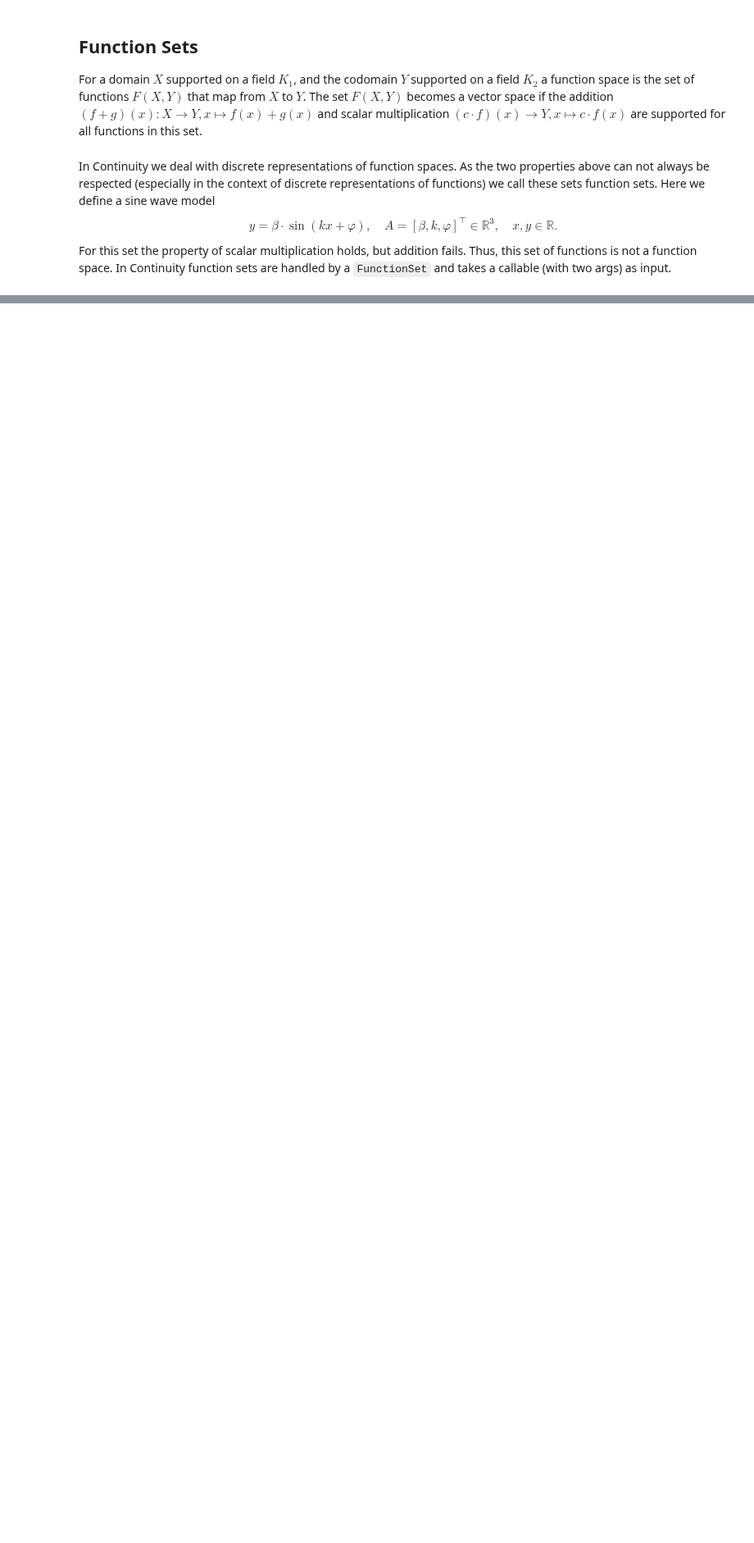
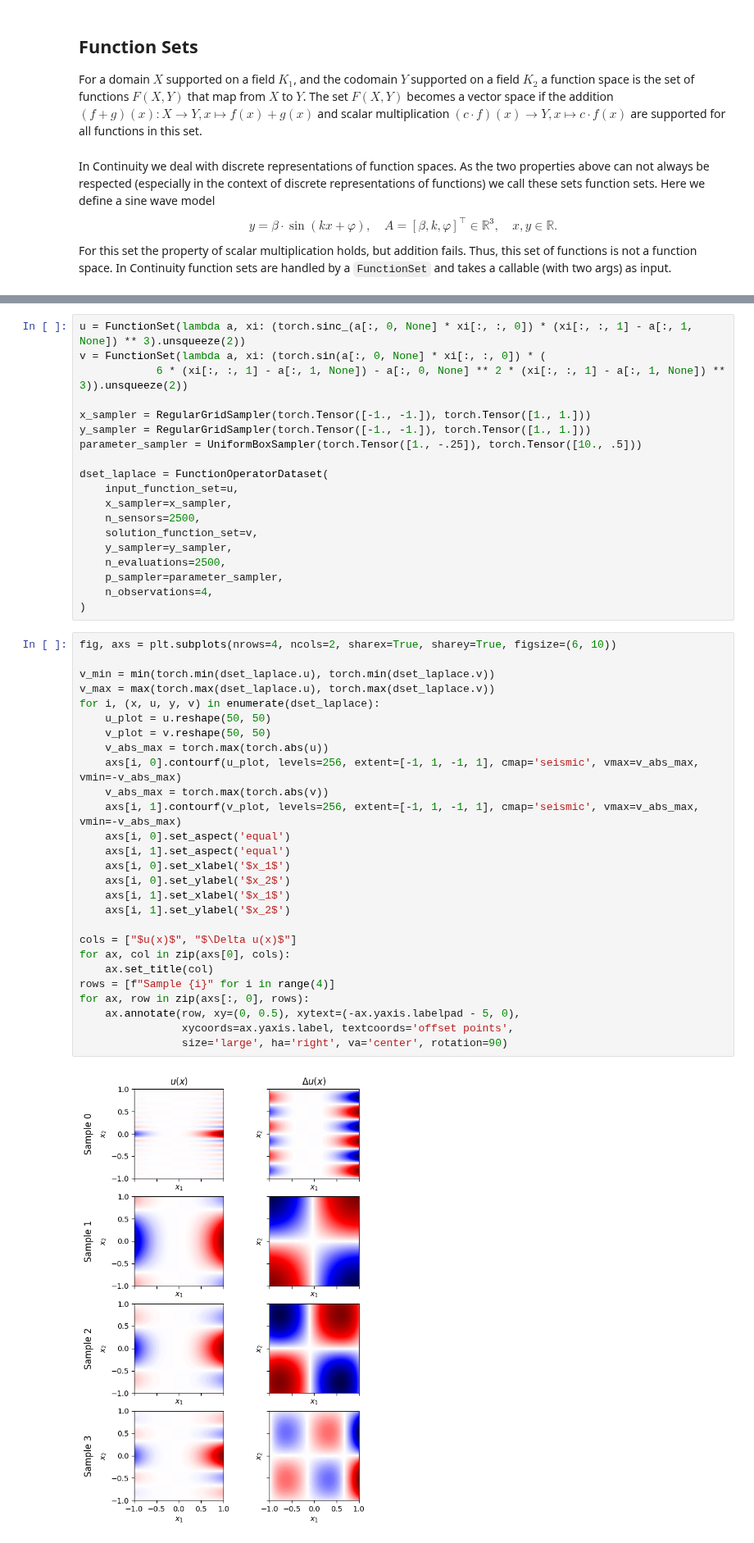
Before and after one commit to aai-institute/continuiti, a Jupyter notebook: examples/functions.ipynb, the cells around one changed output, grey strips where cells are left out. Shown at 82% size. Saved outputs shown, nothing was run; the diff lists cells and outputs as text; blank space fills up the shorter version.

```diff
--- a/examples/functions.ipynb
+++ b/examples/functions.ipynb
@@ -108,0 +208,48 @@ fig.tight_layout()
+# %%
+u = FunctionSet(lambda a, xi: (torch.sinc_(a[:, 0, None] * xi[:, :, 0]) * (xi[:, :, 1] - a[:, 1, None]) ** 3).unsqueeze(2))
+v = FunctionSet(lambda a, xi: (torch.sin(a[:, 0, None] * xi[:, :, 0]) * (
+            6 * (xi[:, :, 1] - a[:, 1, None]) - a[:, 0, None] ** 2 * (xi[:, :, 1] - a[:, 1, None]) ** 3)).unsqueeze(2))
+
+x_sampler = RegularGridSampler(torch.Tensor([-1., -1.]), torch.Tensor([1., 1.]))
+y_sampler = RegularGridSampler(torch.Tensor([-1., -1.]), torch.Tensor([1., 1.]))
+parameter_sampler = UniformBoxSampler(torch.Tensor([1., -.25]), torch.Tensor([10., .5]))
+
+dset_laplace = FunctionOperatorDataset(
+    input_function_set=u,
+    x_sampler=x_sampler,
+    n_sensors=2500,
+    solution_function_set=v,
+    y_sampler=y_sampler,
+    n_evaluations=2500,
+    p_sampler=parameter_sampler,
+    n_observations=4,
+)
+# %%
+fig, axs = plt.subplots(nrows=4, ncols=2, sharex=True, sharey=True, figsize=(6, 10))
+
+v_min = min(torch.min(dset_laplace.u), torch.min(dset_laplace.v))
+v_max = max(torch.max(dset_laplace.u), torch.max(dset_laplace.v))
+for i, (x, u, y, v) in enumerate(dset_laplace):
+    u_plot = u.reshape(50, 50)
+    v_plot = v.reshape(50, 50)
+    v_abs_max = torch.max(torch.abs(u))
+    axs[i, 0].contourf(u_plot, levels=256, extent=[-1, 1, -1, 1], cmap='seismic', vmax=v_abs_max, vmin=-v_abs_max)
+    v_abs_max = torch.max(torch.abs(v))
+    axs[i, 1].contourf(v_plot, levels=256, extent=[-1, 1, -1, 1], cmap='seismic', vmax=v_abs_max, vmin=-v_abs_max)
+    axs[i, 0].set_aspect('equal')
+    axs[i, 1].set_aspect('equal')
+    axs[i, 0].set_xlabel('$x_1$')
+    axs[i, 0].set_ylabel('$x_2$')
+    axs[i, 1].set_xlabel('$x_1$')
+    axs[i, 1].set_ylabel('$x_2$')
+
+cols = ["$u(x)$", "$\Delta u(x)$"]
+for ax, col in zip(axs[0], cols):
+    ax.set_title(col)
+rows = [f"Sample {i}" for i in range(4)]
+for ax, row in zip(axs[:, 0], rows):
+    ax.annotate(row, xy=(0, 0.5), xytext=(-ax.yaxis.labelpad - 5, 0),
+                xycoords=ax.yaxis.label, textcoords='offset points',
+                size='large', ha='right', va='center', rotation=90)
+# %% [output]
+[figure, added]
```
Also changed, not shown: parts of 11 cells of this notebook.
